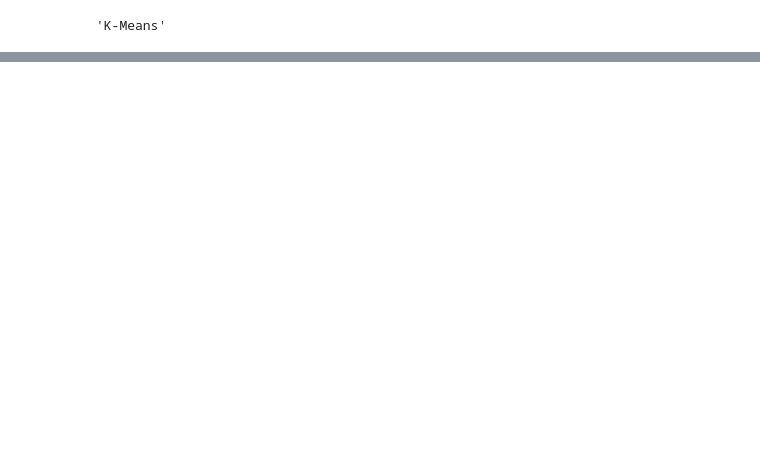
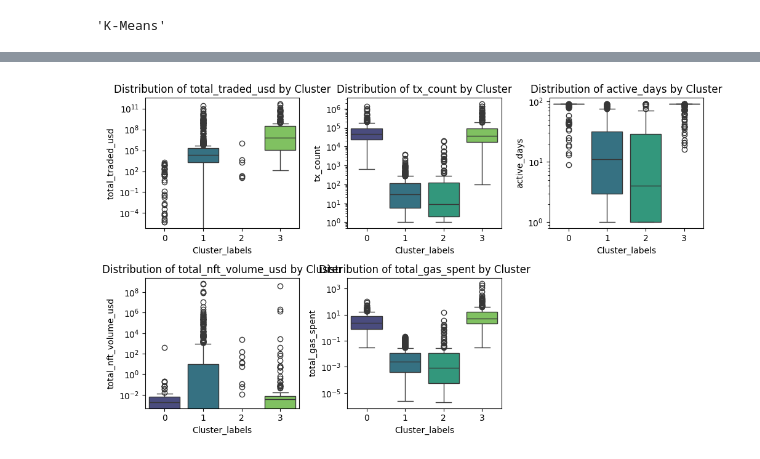
Before and after one commit to nice-bills/chain-segment, a Jupyter notebook: clustering_models.ipynb, the cells around one changed output, grey strips where cells are left out. Drawn from its saved outputs; the diff is of its cells as text; code cells hidden in the pictures; blank space fills up the shorter version.

Commit message:
clustering models

```diff
--- a/clustering_models.ipynb
+++ b/clustering_models.ipynb
@@ -192,2 +206,6 @@ best_model_name
+# %%
+df['Cluster_labels'] = results[best_model_name]['Labels']
+
+df.to_csv("wallet_dataset_clustered.csv", index=False)
 # %%
 cluster_summary = df.groupby('Cluster_labels')[feature_cols].mean()
@@ -193,0 +234,14 @@ cluster_summary = df.groupby('Cluster_labels')[feature_cols].mean()
+# %%
+key_metrics = ['total_traded_usd', 'tx_count', 'active_days', 'total_nft_volume_usd', 'total_gas_spent']
+# %%
+plt.figure(figsize=(10, 6))
+for i, metric in enumerate(key_metrics):
+    plt.subplot(2, 3, i+1)
+    sns.boxplot(x='Cluster_labels', y=metric, data=df, palette = 'viridis')
+    plt.title(f"Distribution of {metric} by Cluster")
+    plt.yscale('log')
+
+plt.tight_layout()
+plt.show()
+# %% [output]
+[figure, added]
```
Also changed, not shown: parts of 9 cells of this notebook.
